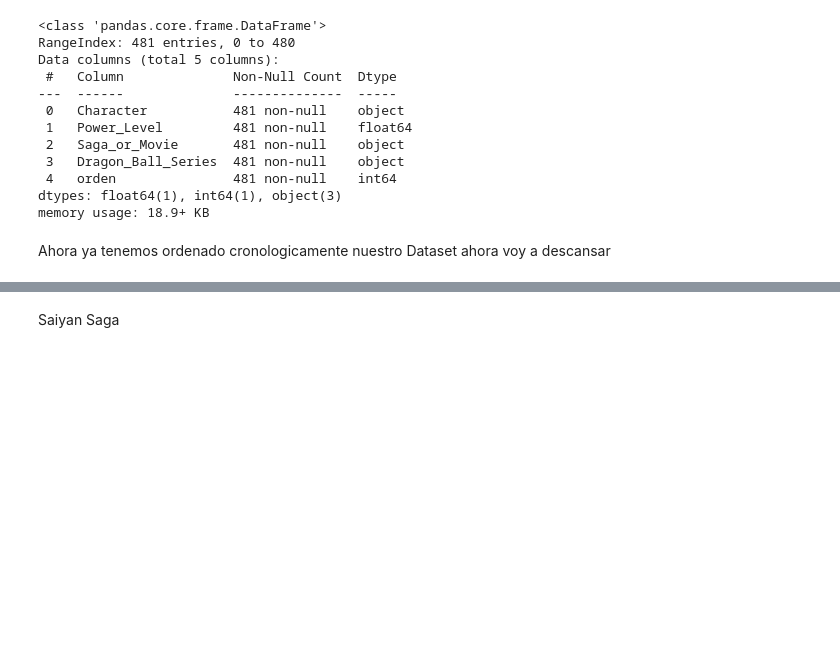
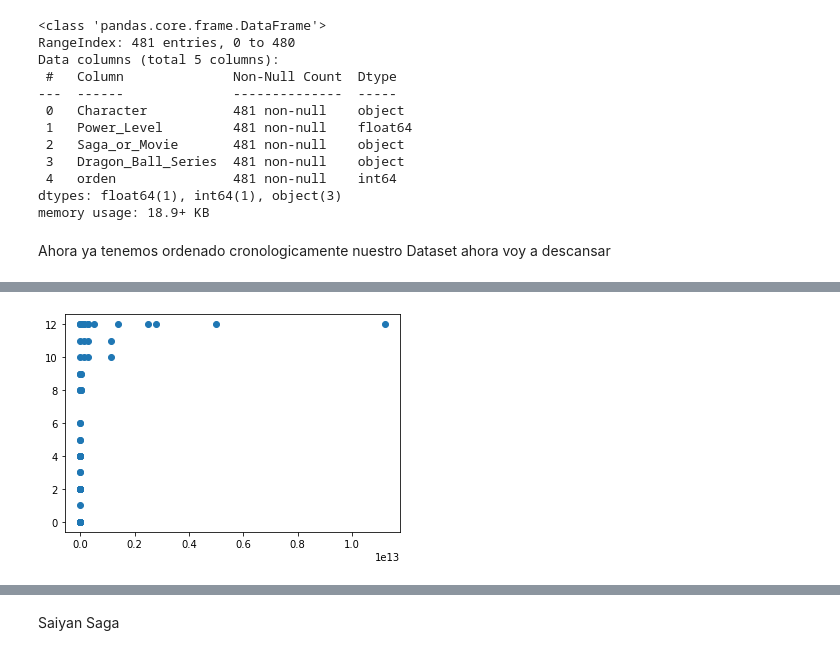
Before and after one commit to eljuanrv/Dragon_Ball_Data-Set, a Jupyter notebook: Dragon_Ball_Data_Set.ipynb, the cells around one changed output, grey strips where cells are left out. Cells and saved outputs as stored; diff of their text form; code cells hidden in the pictures; blank space fills up the shorter version.

```diff
--- a/Dragon_Ball_Data_Set.ipynb
+++ b/Dragon_Ball_Data_Set.ipynb
@@ -294,0 +366,7 @@ Ahora ya tenemos ordenado cronologicamente nuestro Dataset ahora voy a descansar
+# %%
+df_goku=df_goku.loc[df_goku.Saga_or_Movie != 'Movie 14: Battle of Gods']
+# %%
+plt.scatter(df_goku.Power_Level,df_goku.orden)
+plt.show()
+# %% [output]
+[figure, added]
```
Also changed, not shown: parts of 12 cells of this notebook.
